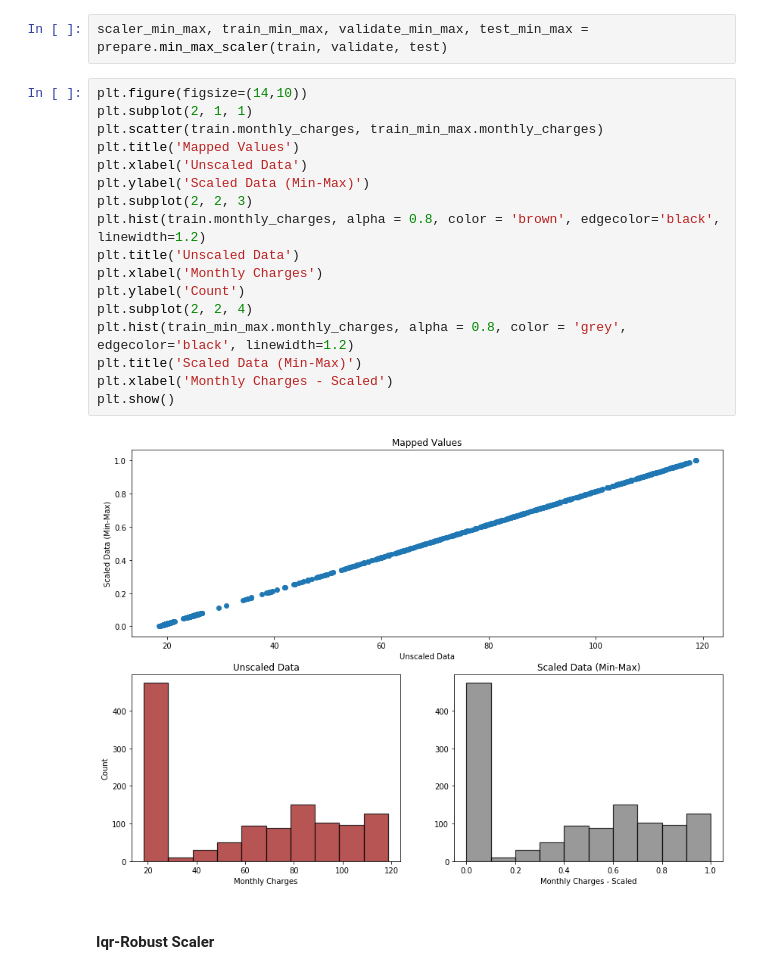
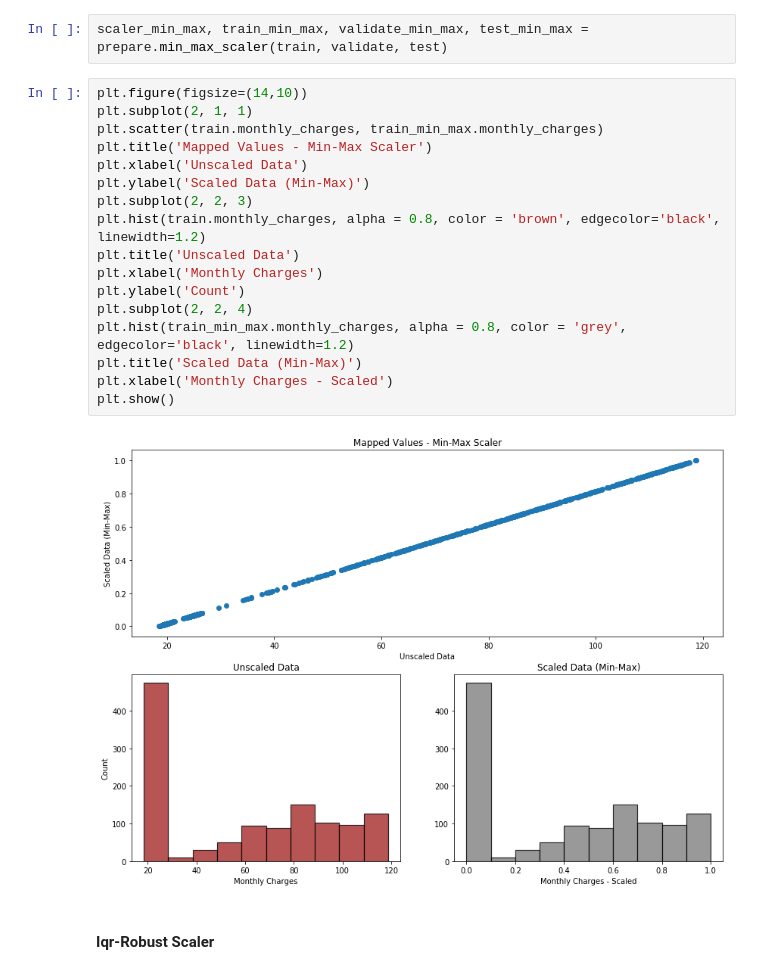
Before and after one commit to adam-gomez/regression-exercises, a Jupyter notebook: scaling.ipynb, the cells around one changed output. Drawn from its saved outputs; the diff is of its cells as text.

```diff
--- a/scaling.ipynb
+++ b/scaling.ipynb
@@ -99,22 +99,22 @@ scaler_min_max, train_min_max, validate_min_max, test_min_max = prepare.min_max_
 # %%
 plt.figure(figsize=(14,10))
 plt.subplot(2, 1, 1)
 plt.scatter(train.monthly_charges, train_min_max.monthly_charges)
-plt.title('Mapped Values')
+plt.title('Mapped Values - Min-Max Scaler')
 plt.xlabel('Unscaled Data')
 plt.ylabel('Scaled Data (Min-Max)')
 plt.subplot(2, 2, 3)
 plt.hist(train.monthly_charges, alpha = 0.8, color = 'brown', edgecolor='black', linewidth=1.2)
 plt.title('Unscaled Data')
 plt.xlabel('Monthly Charges')
 plt.ylabel('Count')
 plt.subplot(2, 2, 4)
 plt.hist(train_min_max.monthly_charges, alpha = 0.8, color = 'grey', edgecolor='black', linewidth=1.2)
 plt.title('Scaled Data (Min-Max)')
 plt.xlabel('Monthly Charges - Scaled')
 plt.show()
 # %% [output]
-[figure, old version]
+[figure, new version]
 # %% [markdown]
 #### Iqr-Robust Scaler
 # %%
```
Also changed, not shown: parts of 6 cells of this notebook.
